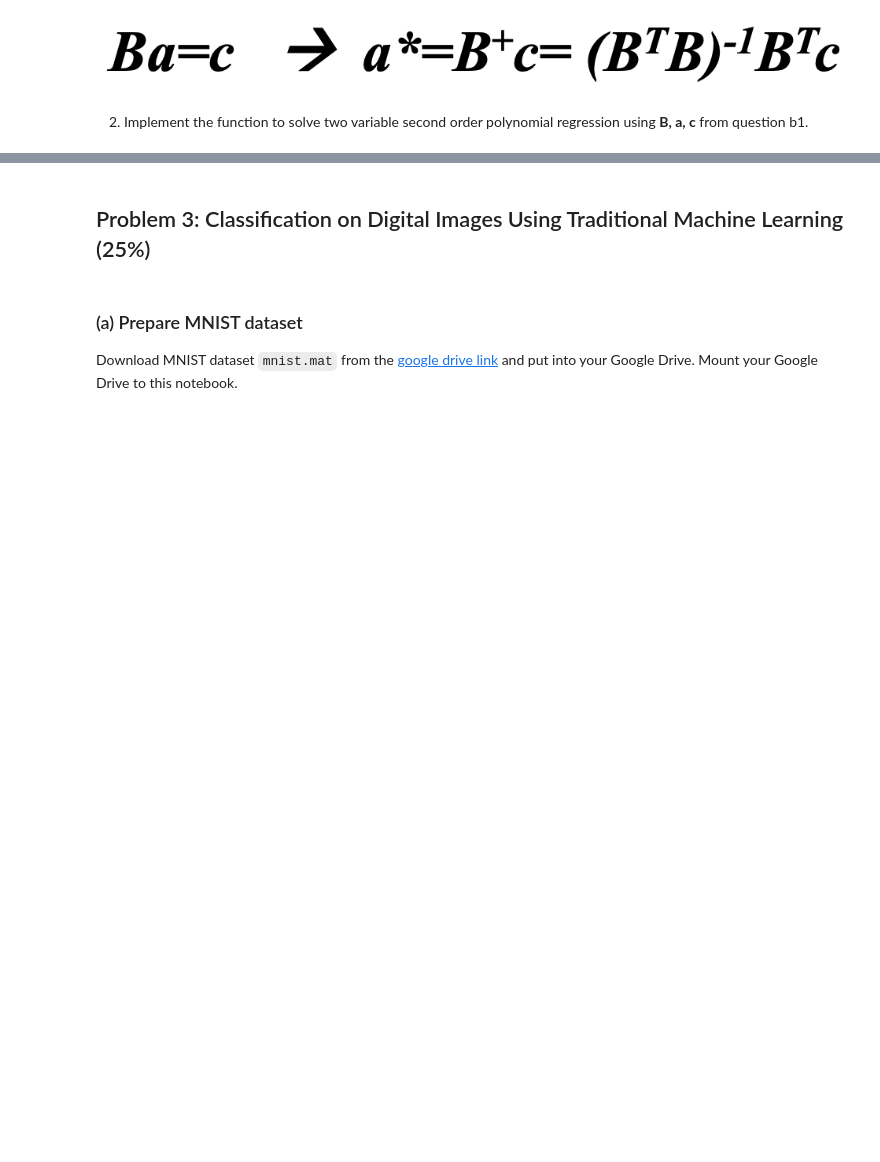
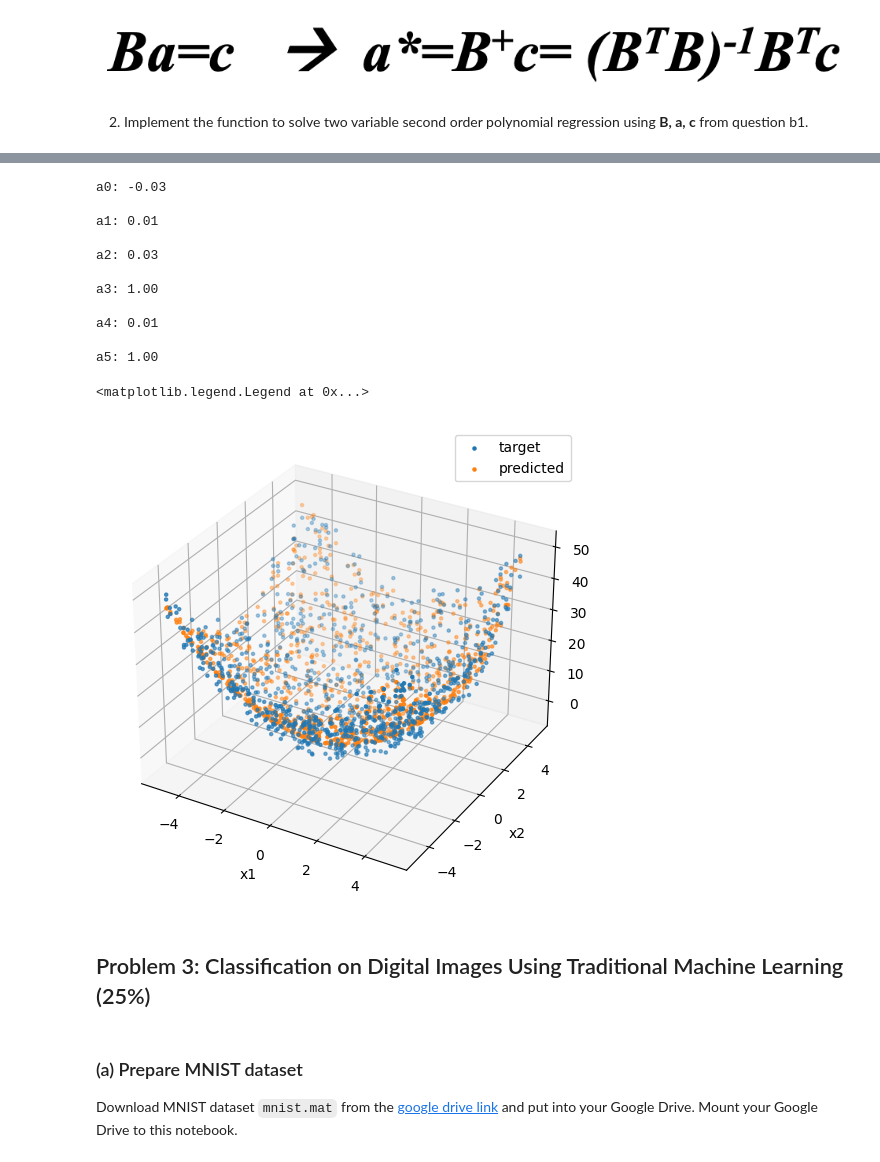
Before and after one commit to jaidonlybbert/EEP596, a Jupyter notebook: HW1/HW1.ipynb, the cells around one changed output, grey strips where cells are left out. Saved outputs shown, nothing was run; the diff lists cells and outputs as text; code cells hidden in the pictures; blank space fills up the shorter version.

```diff
--- a/HW1/HW1.ipynb
+++ b/HW1/HW1.ipynb
@@ -96,6 +127,10 @@ ax.legend()
 # %%
 # todo: implement the function to find the coefficient vector (a0, a1, a2, a3, a4, a5)
 def fit_two_variable(x1, x2, y):
+  b = transform_data(x1, x2)
+  b_transpose = b.transpose()
+  a = np.linalg.inv(b_transpose @ b) @ (b_transpose @ y)
+  a = a.round(2)
   return a
 
 # You may need to use this function to transform the data
@@ -104,12 +139,38 @@ def transform_data(x1, x2):
 
 # todo: implement the function to make prediction
 def pred_two_var(a, x1, x2):
-  return input @ a
+  b = transform_data(x1, x2)
+  return b @ a
 # %%
 # todo:
 # 1. fit the second order polynomial function
+a = fit_two_variable(x1, x2, y)
 # 2. print the estimated coefficient rounded to two decimal places
+for _ in [f'a{i}: {coeff[0]:.2f}\n' for (i, coeff) in enumerate(a)]: print(_)
 # 3. make the prediction using x1 and x2, and draw the predicted y and target y on the same figure
+y_pred = pred_two_var(a, x1, x2)
+
+fig, ax = plt.subplots(1, 1, constrained_layout=True, subplot_kw={'projection': '3d'})
+ax.set_xlabel('x1')
+ax.set_ylabel('x2')
+ax.set_zlabel('y')
+ax.scatter3D(x1, x2, y, s=5, label='target')
+ax.scatter3D(x1, x2, y_pred, s=5, label='predicted')
+ax.legend()
+# %% [output]
+a0: -0.03
+
+a1: 0.01
+
+a2: 0.03
+
+a3: 1.00
+
+a4: 0.01
+
+a5: 1.00
+<matplotlib.legend.Legend at 0x...>
+[figure, added]
 # %% [markdown]
 ## Problem 3: Classification on Digital Images Using Traditional Machine Learning (25%)
 # %% [markdown]
```
Also changed, not shown: parts of 5 cells of this notebook, 2 other files.
